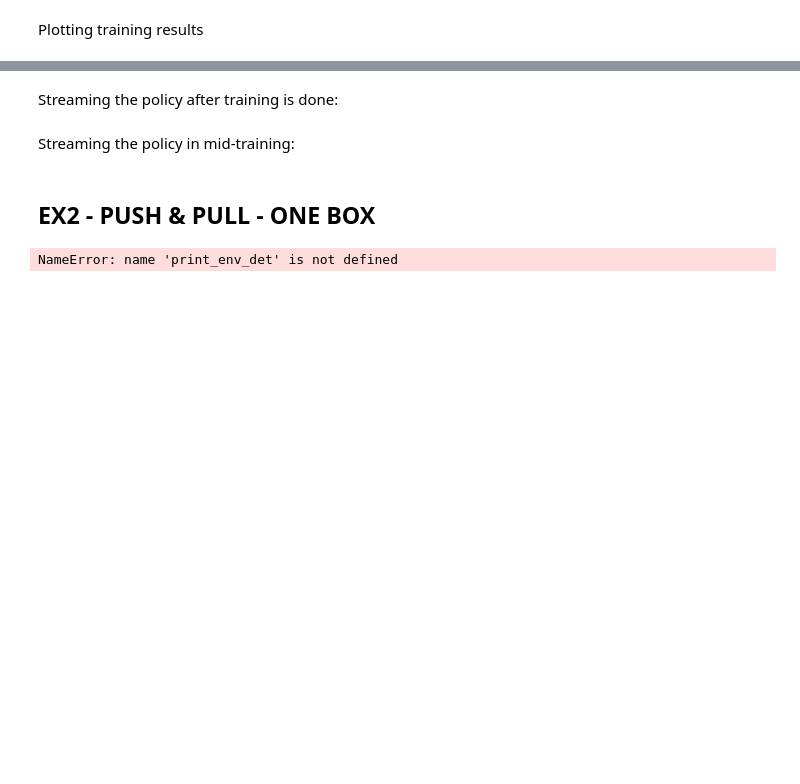
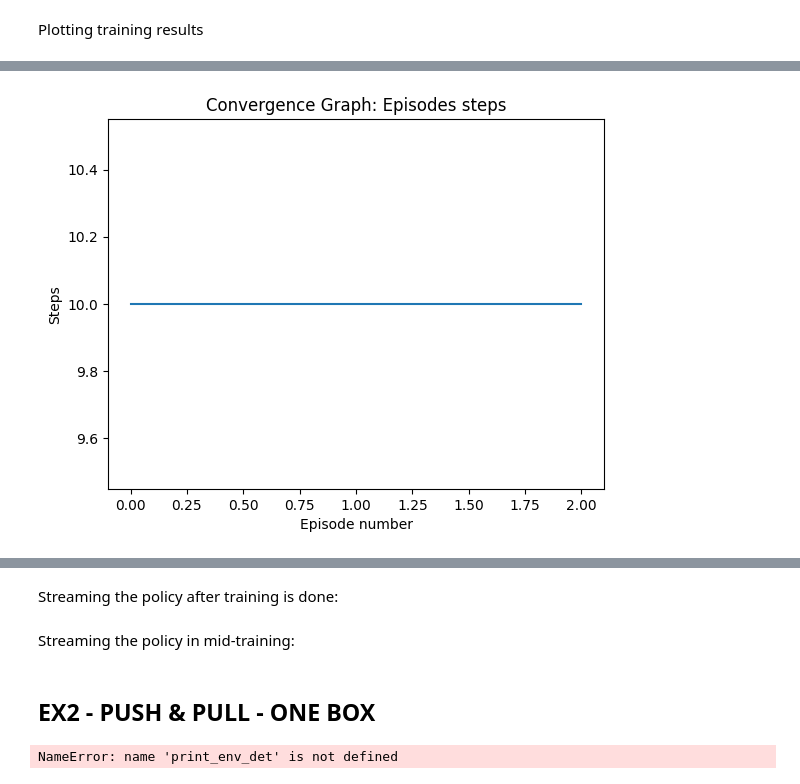
Before and after one commit to mhornstein/RL-Sokoban, a Jupyter notebook: notebook/Final_Project_sokoban.ipynb, the cells around one changed output, grey strips where cells are left out. Drawn from its saved outputs; the diff is of its cells as text; code cells hidden in the pictures; blank space fills up the shorter version.

```diff
--- a/notebook/Final_Project_sokoban.ipynb
+++ b/notebook/Final_Project_sokoban.ipynb
@@ -413,0 +417,4 @@ lineplot(data=episodes_rewards, title='Convergence Graph: Episodes reward', xlab
+# %%
+lineplot(data=episodes_steps, title='Convergence Graph: Episodes steps', xlabel='Episode number', ylabel='Steps')
+# %% [output]
+[figure, added]
```
Also changed, not shown: parts of 8 cells of this notebook.
